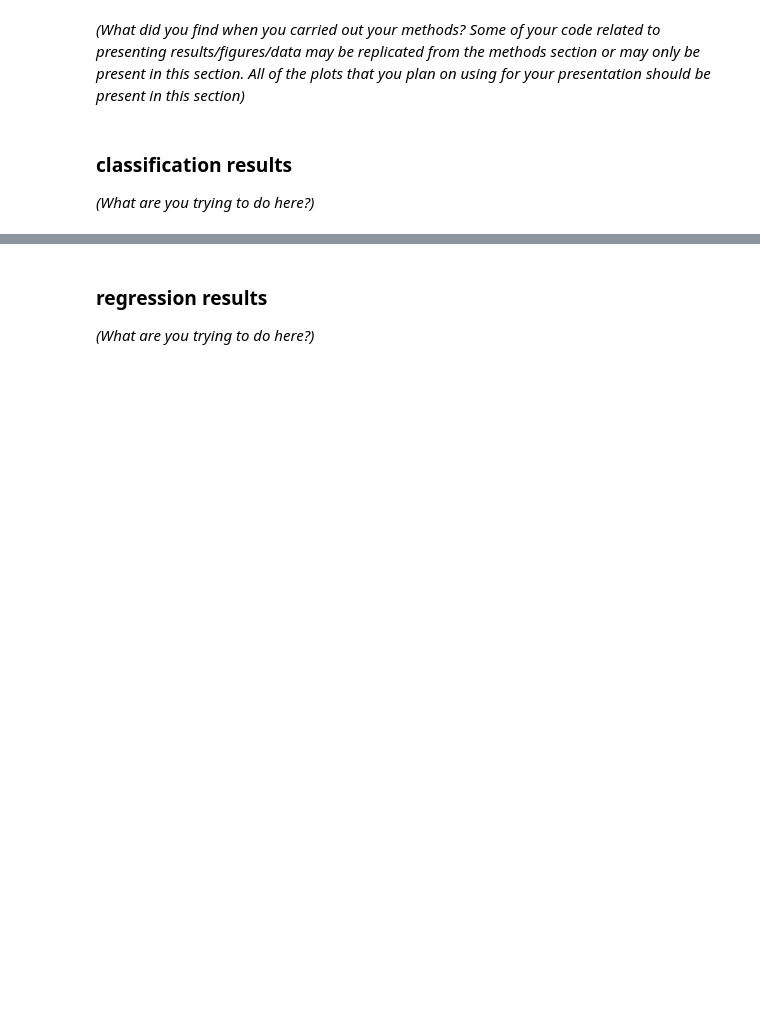
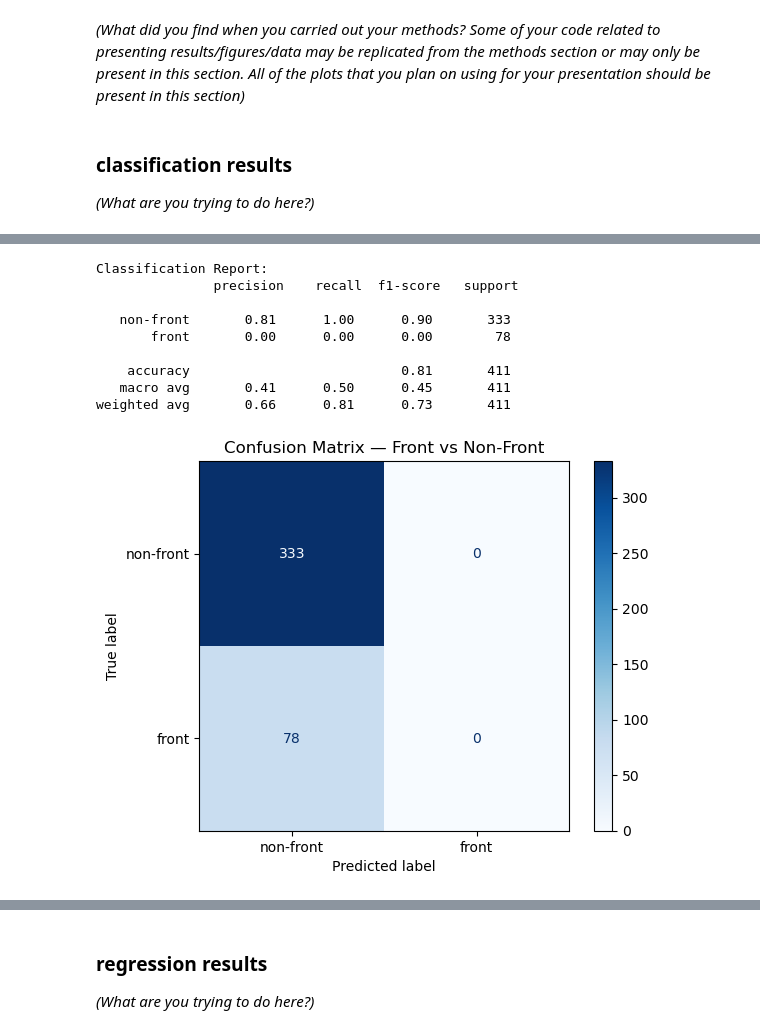
Before and after one commit to wolstone/CMSE381-Project, a Jupyter notebook: ProjectTemplate.ipynb, the cells around one changed output, grey strips where cells are left out. Drawn from its saved outputs; the diff is of its cells as text; code cells hidden in the pictures; blank space fills up the shorter version.

Commit message:
Tyler Wolstone classification

```diff
--- a/ProjectTemplate.ipynb
+++ b/ProjectTemplate.ipynb
@@ -66,0 +203,26 @@ _(What are you doing next?)_
+# %%
+base = 'freiwald_data/Freiwald_Tsao_faceviews_AM_data_csv'
+
+def load_site_raw(fname):
+    df = pd.read_csv(f'{base}/{fname}')
+    time_cols = [c for c in df.columns if c.startswith('time.')][:400]
+    X = df[time_cols].astype(int).values
+    y = (df['labels.orientation'] == 'front').astype(int).values
+    return X, y
+
+sites = [
+    'raster_data_bert_am_site013.csv',
+    'raster_data_bert_am_site014.csv',
+    'raster_data_lupo_am_site225.csv',
+]
+Xs, ys = zip(*(load_site_raw(f) for f in sites))
+
+min_trials = min(X.shape[0] for X in Xs)
+Xs = [X[:min_trials] for X in Xs]
+ys = [y[:min_trials] for y in ys]
+
+X_raw = np.vstack(Xs)
+y_front = np.concatenate(ys)
+
+print("X_raw shape:", X_raw.shape)
+print("y_front balance:", np.bincount(y_front))
@@ -66,0 +236,7 @@ _(What are you doing next?)_
+# %%
+X_feat = X_raw
+
+X_train, X_test, y_train, y_test = train_test_split(X_feat, y_front,test_size=0.2,stratify=y_front,random_state=42
+)
+
+print("Train/test sizes:", X_train.shape, X_test.shape)
@@ -66,0 +249,23 @@ _(What are you doing next?)_
+# %%
+clf = RandomForestClassifier(n_estimators=200, max_depth=15, random_state=42)
+clf.fit(X_train, y_train)
+
+y_pred = clf.predict(X_test)
+print("Classification Report:\n", classification_report(y_test, y_pred, target_names=['non-front','front']))
+
+cm = confusion_matrix(y_test, y_pred)
+disp = ConfusionMatrixDisplay(cm, display_labels=['non-front','front'])
+disp.plot(cmap=plt.cm.Blues)
+plt.title("Confusion Matrix — Front vs Non-Front")
+plt.show()
+# %% [output]
+Classification Report:
+               precision    recall  f1-score   support
+
+   non-front       0.81      1.00      0.90       333
+       front       0.00      0.00      0.00        78
+
+    accuracy                           0.81       411
+   macro avg       0.41      0.50      0.45       411
+weighted avg       0.66      0.81      0.73       411
+[figure, added]
```
Also changed, not shown: parts of 35 cells of this notebook.
